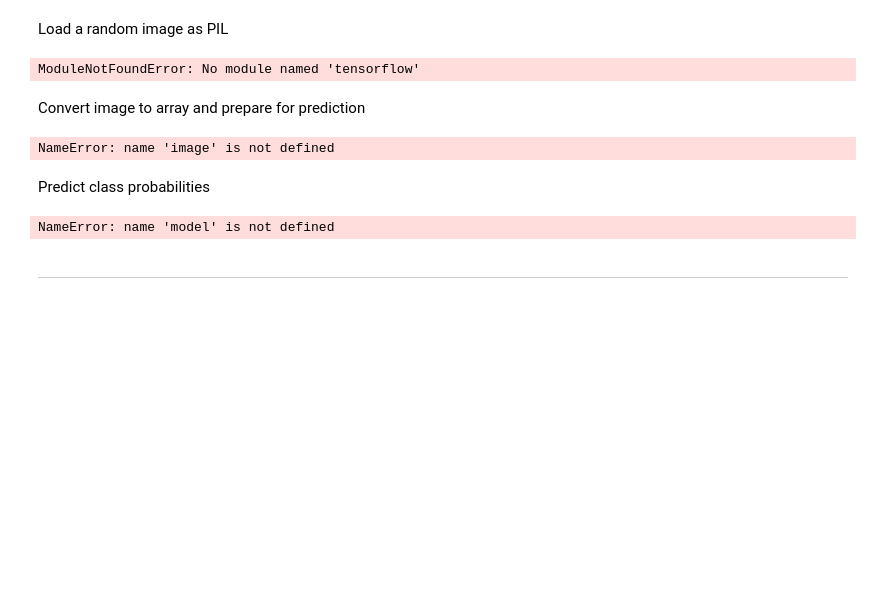
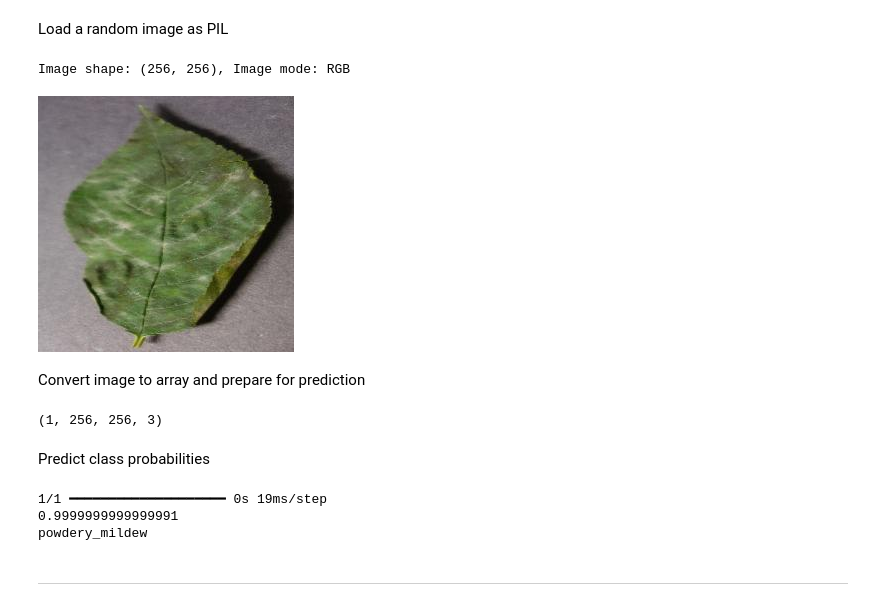
Before and after one commit to nianswe/powdery_mildew_detector, a Jupyter notebook: jupyter_notebooks/03 - Modelling and Evaluating.ipynb, the cells around one changed output. Cells and saved outputs as stored; diff of their text form; code cells hidden in the pictures; blank space fills up the shorter version.

Commit message:
Working model fixed inversion

```diff
--- a/jupyter_notebooks/03 - Modelling and Evaluating.ipynb
+++ b/jupyter_notebooks/03 - Modelling and Evaluating.ipynb
@@ -503,15 +535,16 @@ Load a random image as PIL
 # %%
 from tensorflow.keras.preprocessing import image
 
 pointer = 99
-label = labels[1]  # select Uninfected or Parasitised
+label = labels[0]  # select Uninfected or Parasitised
 
 pil_image = image.load_img(test_path + '/' + label + '/' + os.listdir(test_path+'/' + label)[pointer],
                            target_size=image_shape, color_mode='rgb')
 print(f'Image shape: {pil_image.size}, Image mode: {pil_image.mode}')
 pil_image
 # %% [output]
-ModuleNotFoundError: No module named 'tensorflow'
+Image shape: (256, 256), Image mode: RGB
+[figure, added]
 # %% [markdown]
 Convert image to array and prepare for prediction
 # %%
@@ -519,14 +552,14 @@ my_image = image.img_to_array(pil_image)
 my_image = np.expand_dims(my_image, axis=0)/255
 print(my_image.shape)
 # %% [output]
-NameError: name 'image' is not defined
+(1, 256, 256, 3)
 # %% [markdown]
 Predict class probabilities
 # %%
 pred_proba = model.predict(my_image)[0, 0]
 
 target_map = {v: k for k, v in train_set.class_indices.items()}
-pred_class = target_map[pred_proba > 0.8]
+pred_class = target_map[pred_proba < 0.5]
 
 if pred_class == target_map[1]:
     pred_proba = 1 - pred_proba
@@ -534,7 +567,9 @@ if pred_class == target_map[1]:
 print(pred_proba)
 print(pred_class)
 # %% [output]
-NameError: name 'model' is not defined
+1/1 ━━━━━━━━━━━━━━━━━━━━ 0s 19ms/step
+0.9999999999999991
+powdery_mildew
 # %% [markdown]
 ---
 # %% [markdown]
```
Also changed, not shown: parts of 8 cells of this notebook.
